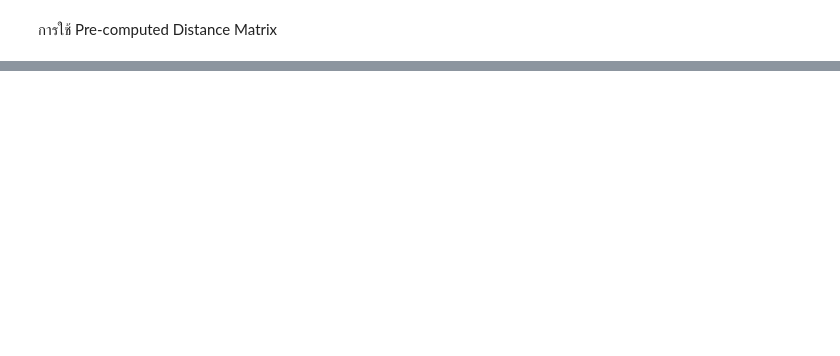
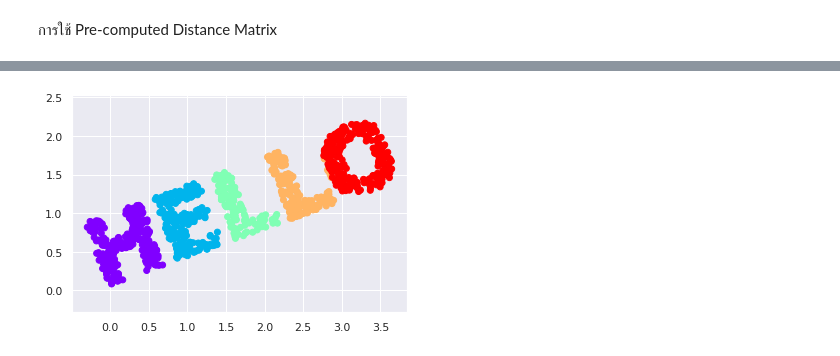
Before and after one commit to moneypitak/multivariate, a Jupyter notebook: Chapter_4_MDS.ipynb, the cells around one changed output, grey strips where cells are left out. Cells and saved outputs as stored; diff of their text form; code cells hidden in the pictures; blank space fills up the shorter version.

```diff
--- a/Chapter_4_MDS.ipynb
+++ b/Chapter_4_MDS.ipynb
@@ -135,0 +195,6 @@ plt.legend()
+# %%
+X2 = rotate(X, 20) # 20 คือองศาที่หมุน เช่น หมุน 20 องศา
+plt.scatter(X2[:, 0], X2[:, 1], **colorize) # เมื่อหมุนแล้วสีต้องเป็นแบบเดิม
+plt.axis('equal'); # เวลา plot กราฟ ใส่ ; เพื่อไม่ให้โชว์ตัวอื่นนอกจากกราฟ
+# %% [output]
+[figure, added]
```
Also changed, not shown: parts of 36 cells of this notebook.
